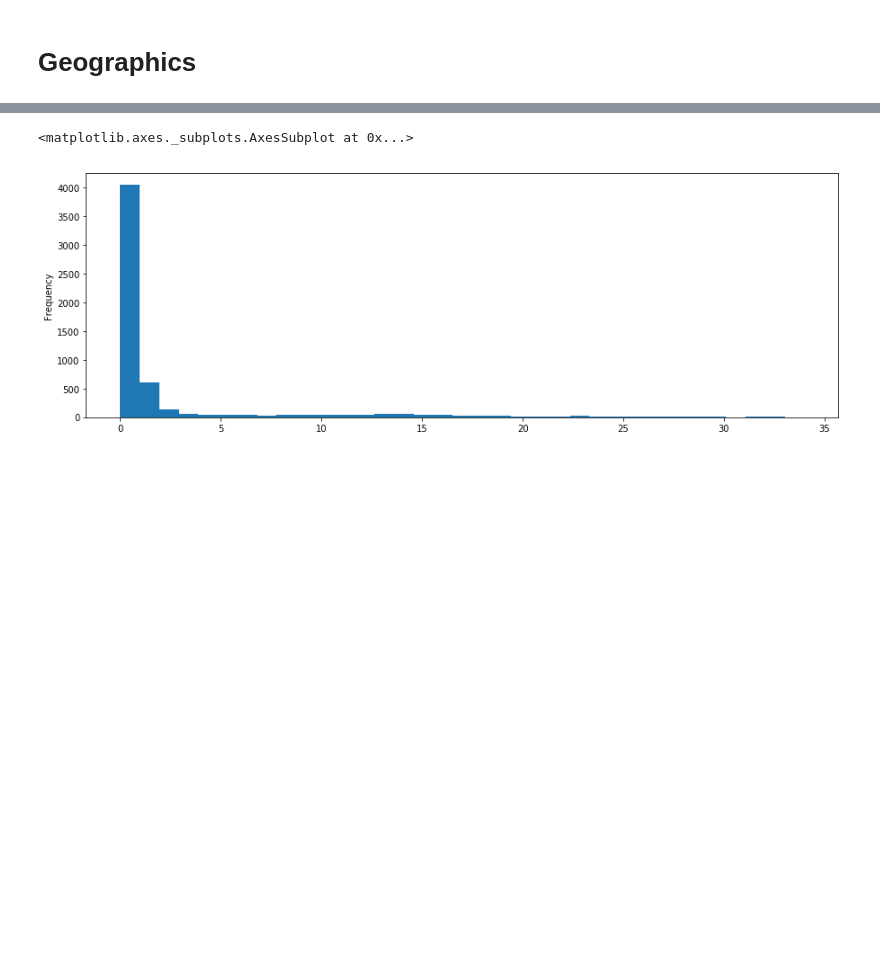
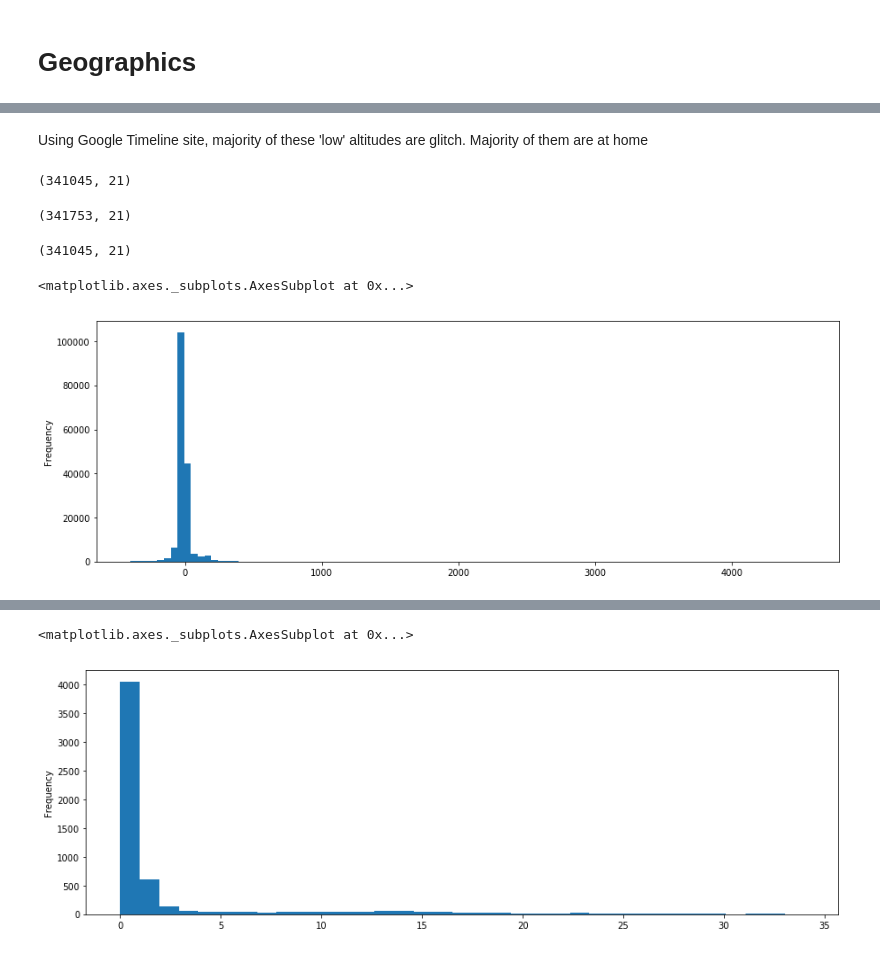
Before and after one commit to anhquan0412/google-location, a Jupyter notebook: eda.ipynb, the cells around one changed output, grey strips where cells are left out. Cells and saved outputs as stored; diff of their text form; code cells hidden in the pictures; blank space fills up the shorter version.

```diff
--- a/eda.ipynb
+++ b/eda.ipynb
@@ -294,0 +479,21 @@ dtype: float64
+# %% [markdown]
+Using Google Timeline site, majority of these 'low' altitudes are glitch. Majority of them are at home
+# %%
+# remove low altitude. Keep high altitude as it can be plane travel
+df[(df.altitude >=-400) | (df.altitude.isnull())].shape
+df.shape
+# %% [output]
+(341045, 21)
+(341753, 21)
+# %%
+df = df[(df.altitude >=-400) | (df.altitude.isnull())]
+# %%
+df.shape
+# %% [output]
+(341045, 21)
+# %%
+# view ground (normal) altitude
+df[df.altitude < 5000].altitude.plot(kind='hist',bins=100,figsize=(15,5))
+# %% [output]
+<matplotlib.axes._subplots.AxesSubplot at 0x...>
+[figure, added]
```
Also changed, not shown: parts of 50 cells of this notebook, 2 other files.
